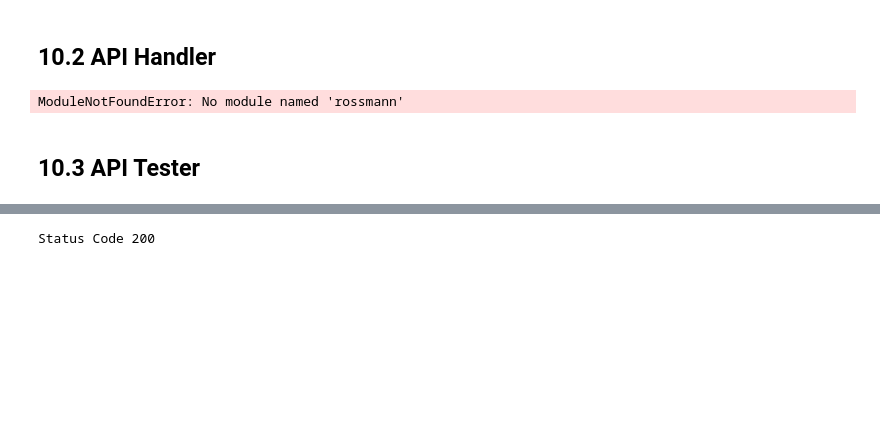
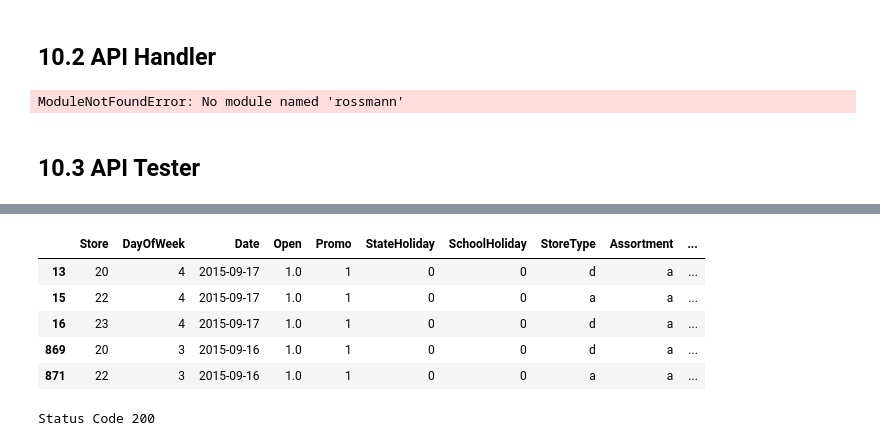
Before and after one commit to EDJR94/Data-Science-Em-Producao, a Jupyter notebook: notebooks/modulo10/m10_store_sales_prediction.ipynb, the cells around one changed output, grey strips where cells are left out. Saved outputs shown, nothing was run; the diff lists cells and outputs as text; code cells hidden in the pictures; blank space fills up the shorter version.

```diff
--- a/notebooks/modulo10/m10_store_sales_prediction.ipynb
+++ b/notebooks/modulo10/m10_store_sales_prediction.ipynb
@@ -1729,12 +1766,21 @@ df10.head()
 df_test = pd.merge(df10, df_store_raw, how='left', on='Store')
 
 #choose store for prediction
-df_test = df_test.loc[df_test['Store'] == 22,:]
+df_test = df_test.loc[df_test['Store'].isin([20,23,22]) ,:]
 
 #remove closed days
-df_test = df_test.loc[df_test['Open'] != 0,:]
-df_test = df_test.loc[~df_test['Open'].isnull(),:]
-df_test = df_test.drop('Id', axis=1)
+df_test = df_test[df_test['Open'] != 0]
+df_test = df_test[~df_test['Open'].isnull()]
+df_test = df_test.drop( 'Id', axis=1 )
+# %%
+df_test.head()
+# %% [output]
+|  | Store | DayOfWeek | Date | Open | Promo | StateHoliday | SchoolHoliday | StoreType | Assortment | ... |
+| 13 | 20 | 4 | 2015-09-17 | 1.0 | 1 | 0 | 0 | d | a | ... |
+| 15 | 22 | 4 | 2015-09-17 | 1.0 | 1 | 0 | 0 | a | a | ... |
+| 16 | 23 | 4 | 2015-09-17 | 1.0 | 1 | 0 | 0 | d | a | ... |
+| 869 | 20 | 3 | 2015-09-16 | 1.0 | 1 | 0 | 0 | d | a | ... |
+| 871 | 22 | 3 | 2015-09-16 | 1.0 | 1 | 0 | 0 | a | a | ... |
 # %%
 #convert Dataframe to JSON
 data = json.dumps(df_test.to_dict(orient='records'))
```
Also changed, not shown: parts of 17 cells of this notebook, 10 other files.
